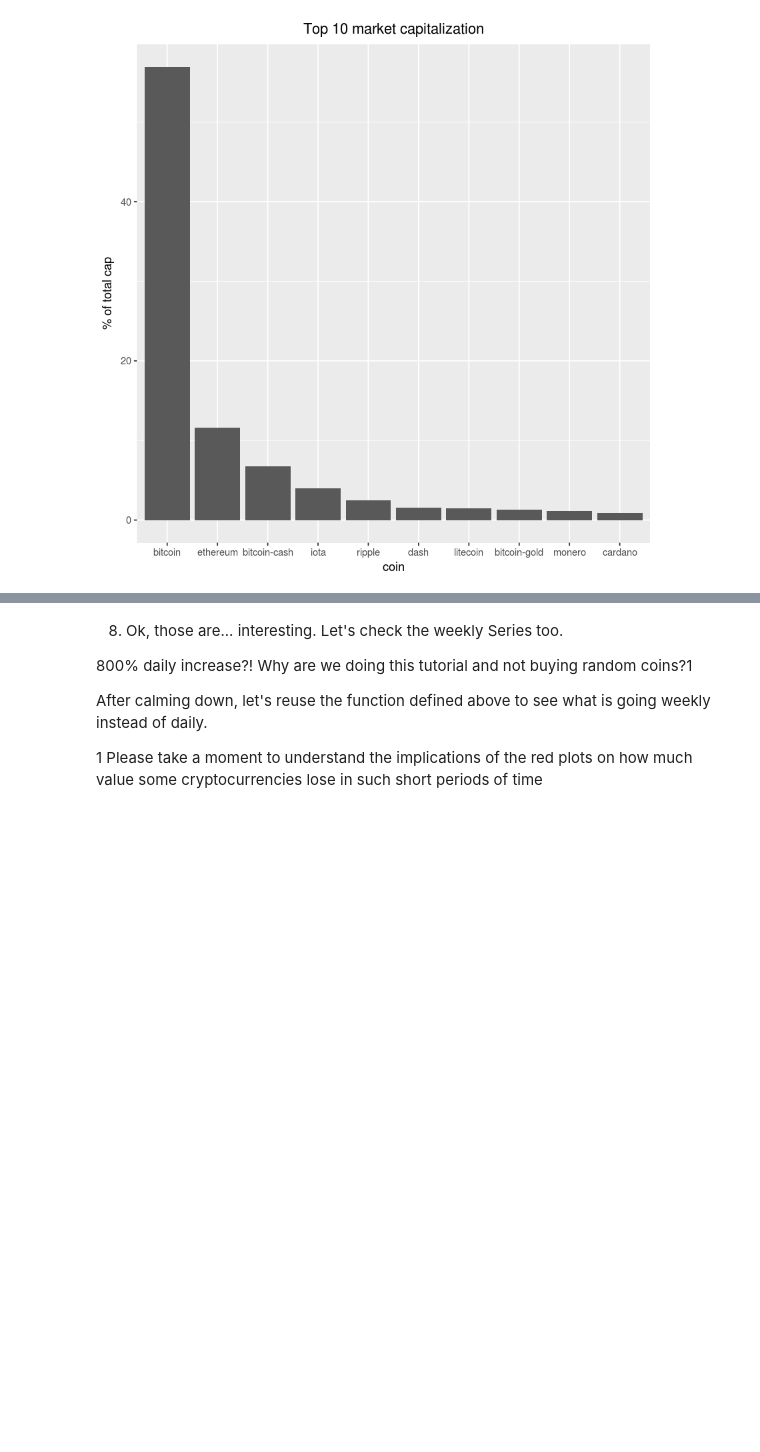
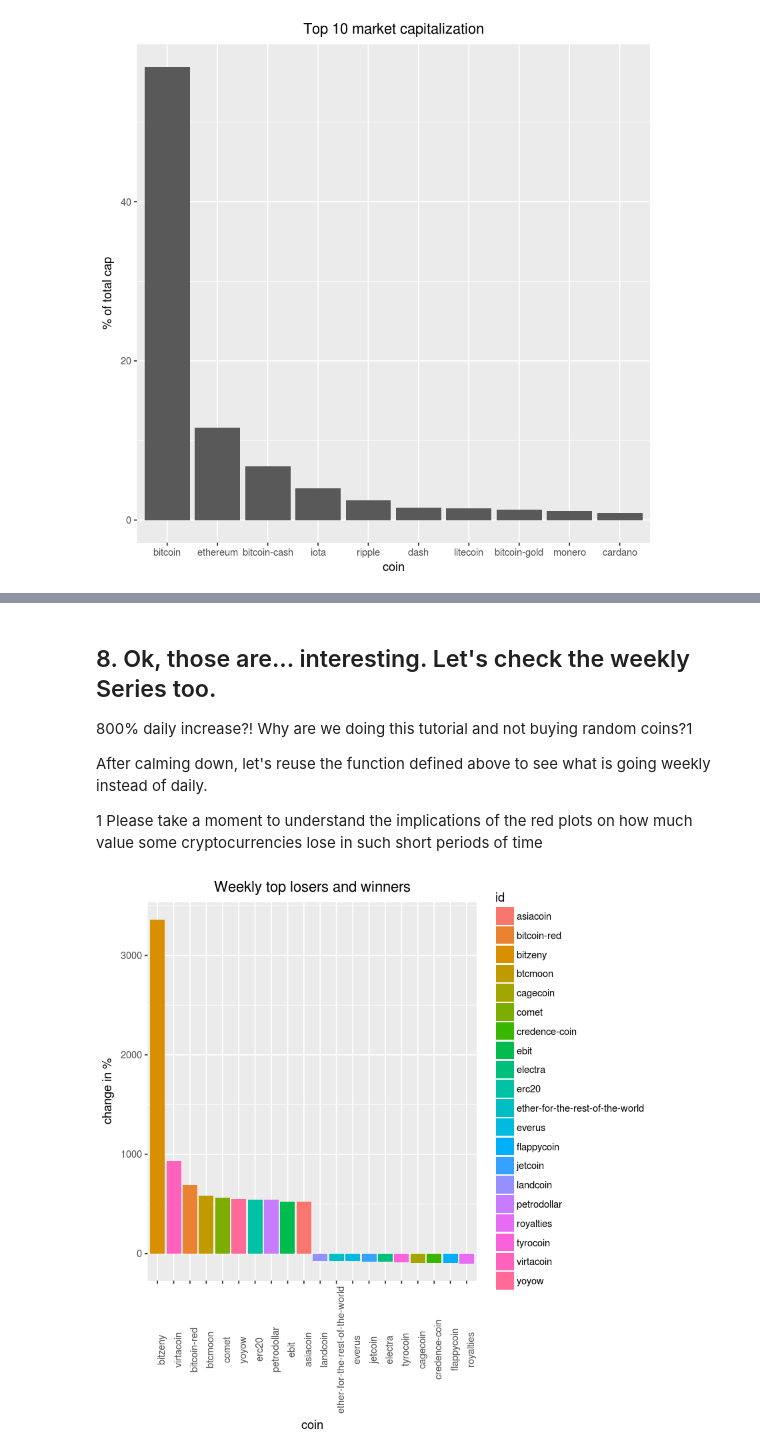
Before and after one commit to umairrafique85/Crypto-trackers, a Jupyter notebook: Exploring the Bitcoin cryptocurrency market/Comparison_top10_R.ipynb, the cells around one changed output, grey strips where cells are left out. Saved outputs shown, nothing was run; the diff lists cells and outputs as text; code cells hidden in the pictures; blank space fills up the shorter version.

```diff
--- a/Exploring the Bitcoin cryptocurrency market/Comparison_top10_R.ipynb
+++ b/Exploring the Bitcoin cryptocurrency market/Comparison_top10_R.ipynb
@@ -155,5 +200,5 @@ fig, ax = ...
 # %% [markdown]
-8. Ok, those are... interesting. Let's check the weekly Series too.
+## 8. Ok, those are... interesting. Let's check the weekly Series too.
 
 800% daily increase?! Why are we doing this tutorial and not buying random coins?1
 
@@ -162,10 +207,14 @@ After calming down, let's reuse the function defined above to see what is going
 1 Please take a moment to understand the implications of the red plots on how much value some cryptocurrencies lose in such short periods of time
 # %%
 # Sorting in ascending order
-volatility7d = ...
+# volatility7d = ...
 
 WTITLE = "Weekly top losers and winners"
 
 # Calling the top10_subplot function
-fig, ax = ...
+# fig, ax = ...
+
+plotvolatiles('week', WTITLE)
+# %% [output]
+[figure, added]
 # %% [markdown]
```
Also changed, not shown: parts of 14 cells of this notebook, 3 other files.
